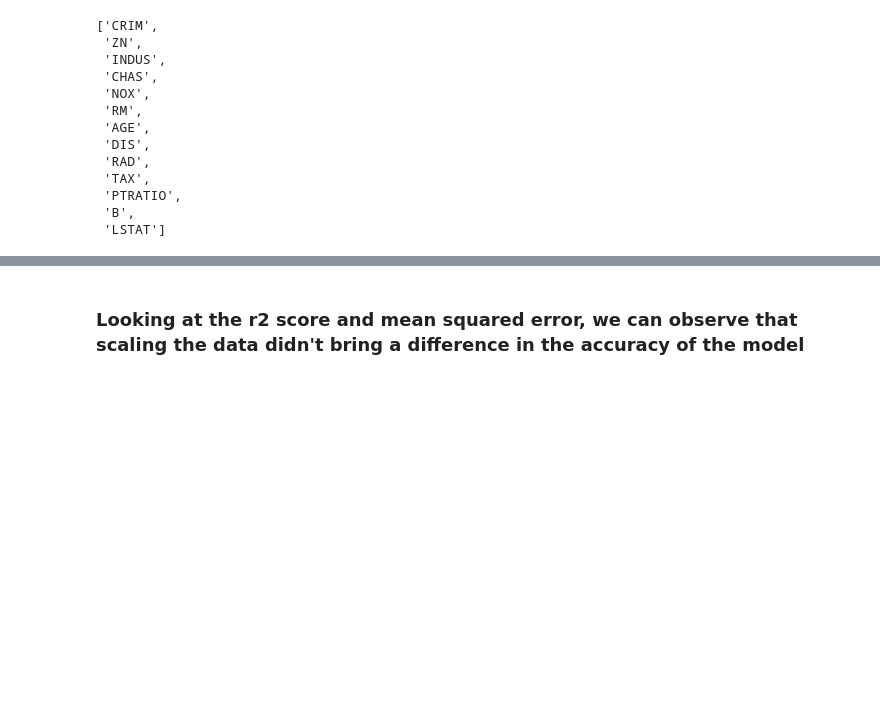
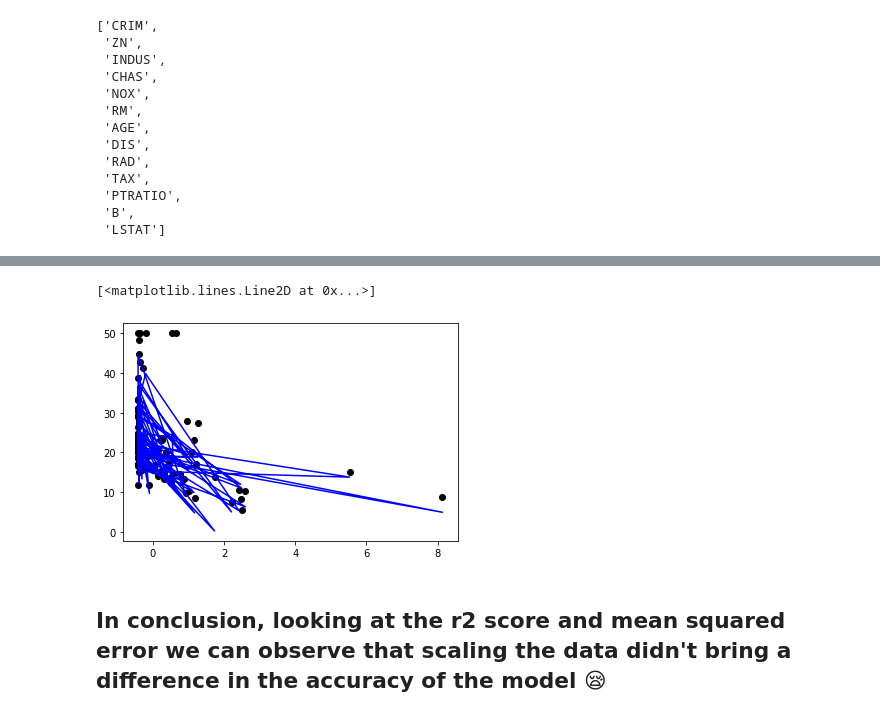
Before and after one commit to liyaSileshi/boston_housing, a Jupyter notebook: boston.ipynb, the cells around one changed output, grey strips where cells are left out. Saved outputs shown, nothing was run; the diff lists cells and outputs as text; code cells hidden in the pictures; blank space fills up the shorter version.

```diff
--- a/boston.ipynb
+++ b/boston.ipynb
@@ -259,0 +298,2 @@ Mean squared error 29.78224509230236
+# %%
+x_test, y_test, y_pred = build_model(x_std, y_std)
@@ -260,2 +318,8 @@ Mean squared error 29.78224509230236
+# %%
+plt.scatter(x_test[:,0], y_test, color='black')
+plt.plot(x_test[:,0], y_pred, color='blue')
+# %% [output]
+[<matplotlib.lines.Line2D at 0x...>]
+[figure, added]
 # %% [markdown]
-### Looking at the r2 score and mean squared error, we can observe that scaling the data didn't bring a difference in the accuracy of the model
+## In conclusion, looking at the r2 score and mean squared error we can observe that scaling the data didn't bring a difference in the accuracy of the model 😪
```
Also changed, not shown: parts of 30 cells of this notebook.
